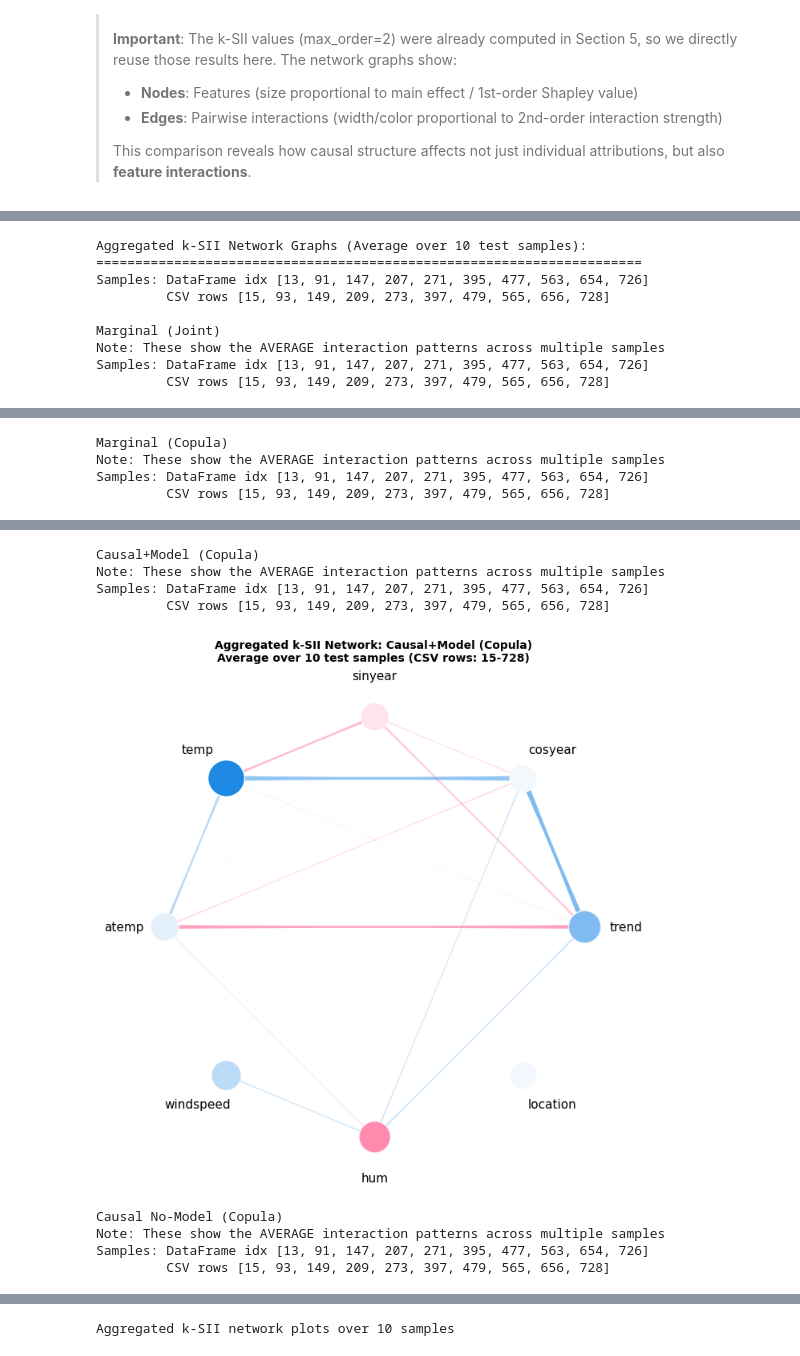
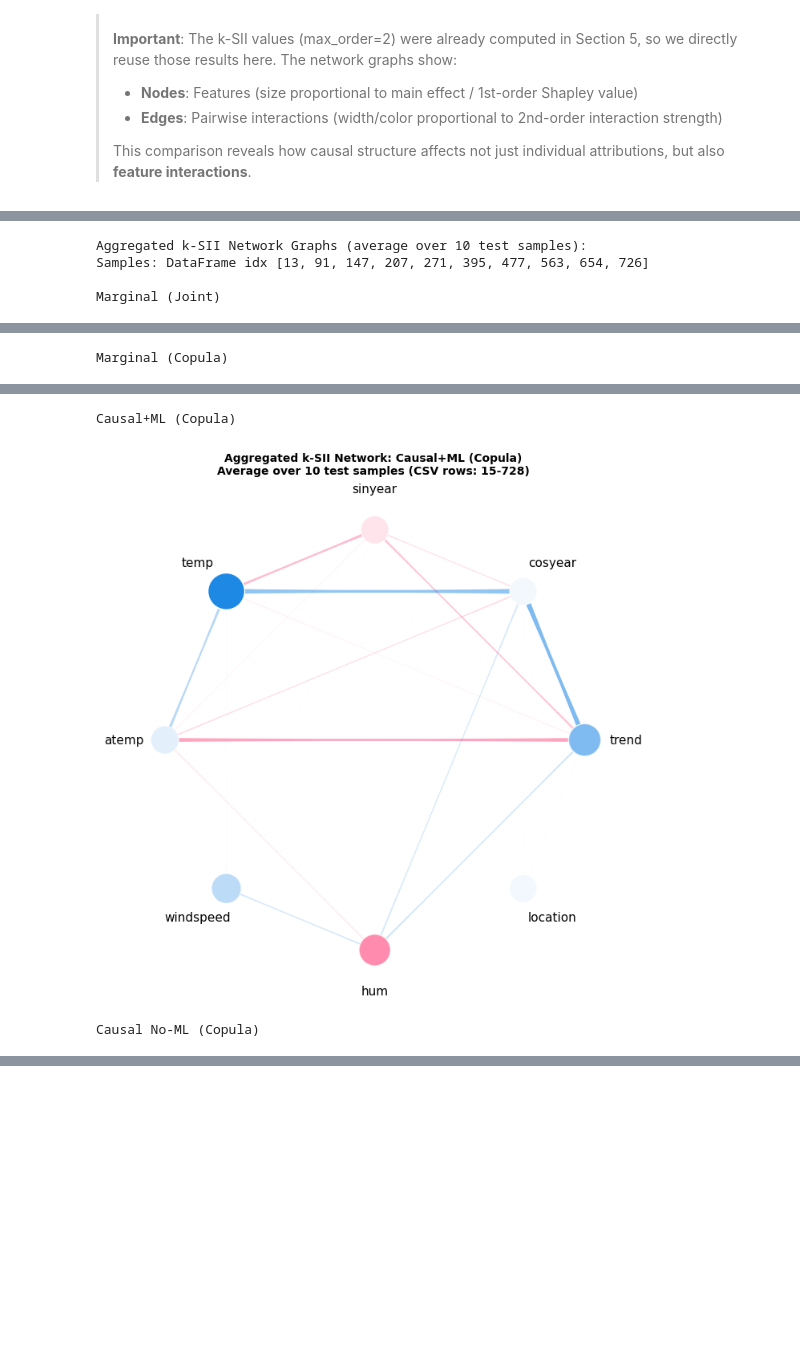
Before and after one commit to kakukuu/shapiq, a Jupyter notebook: docs/source/notebooks/causal_notebooks/ordering_causal_notebooks/heskes_k-SII_alternative_ordering.ipynb, the cells around one changed output, grey strips where cells are left out. Saved outputs shown, nothing was run; the diff lists cells and outputs as text; code cells hidden in the pictures; blank space fills up the shorter version.

```diff
--- a/docs/source/notebooks/causal_notebooks/ordering_causal_notebooks/heskes_k-SII_alternative_ordering.ipynb
+++ b/docs/source/notebooks/causal_notebooks/ordering_causal_notebooks/heskes_k-SII_alternative_ordering.ipynb
@@ -974,35 +872,21 @@ All k-SII values retrieved successfully!
 # %%
-# Plot k-SII Network Graphs for all 4 methods
-# Note: plot_network() creates its own figure, so we plot them separately
-
 import shapiq
 
-# Get test CSV row for display
 test_csv_row = test_idx[sample_idx] + 2
 
-print("k-SII Network Graphs for all 4 methods:")
-print("=" * 60)
-print(f"Sample: Test index {sample_idx} (DataFrame idx: {test_idx[sample_idx]}, CSV row: {test_csv_row})")
+print(f"k-SII Network Graphs — sample: Test idx {sample_idx} (DataFrame idx: {test_idx[sample_idx]}, CSV row: {test_csv_row})")
 
 for exp_name, result in ksii_results.items():
-    # Create individual network plot for each method
     fig, ax = result.plot_network(
         feature_names=feature_names,
         show=False,
     )
 
-    title = exp_name
+    print(f"\n{exp_name}")
 
-    print(f"\n{title}")
-
-    fig.suptitle(f'k-SII Network: {title}\n'
+    fig.suptitle(f'k-SII Network: {exp_name}\n'
                 f'Sample: Test idx {sample_idx} (DataFrame idx: {test_idx[sample_idx]}, CSV row: {test_csv_row})',
                 fontsize=11, fontweight='bold')
-    print("Node size = main effect, Edge width = interaction strength")
     plt.tight_layout()
     plt.show()
-
-print("\n" + "=" * 60)
-print(f"Sample: Test index {sample_idx} (DataFrame idx: {test_idx[sample_idx]}, CSV row: {test_csv_row})")
-print("Note: Using pre-computed k-SII values from Section 5")
 # %% [output]
@@ -1142,55 +1001,28 @@ Aggregated k-SII values ready for 4 methods.
 # %%
-# Network plot comparison for aggregated k-SII values
-# Show all 4 methods side by side
-
-print(f"Aggregated k-SII Network Graphs (Average over {n_samples_ksii} test samples):")
-print("=" * 70)
+print(f"Aggregated k-SII Network Graphs (average over {n_samples_ksii} test samples):")
 print(f"Samples: DataFrame idx {test_idx[sample_indices].tolist()}")
-print(f"         CSV rows {(test_idx[sample_indices] + 2).tolist()}")
 
 for exp_name, agg_result in agg_ksii_results.items():
-    # Create network plot for aggregated values
     fig, ax = agg_result.plot_network(
         feature_names=feature_names,
         show=False,
     )
 
-    title = exp_name
+    print(f"\n{exp_name}")
 
-    print(f"\n{title}")
-
-    fig.suptitle(f'Aggregated k-SII Network: {title}\n'
+    fig.suptitle(f'Aggregated k-SII Network: {exp_name}\n'
                 f'Average over {n_samples_ksii} test samples (CSV rows: {(test_idx[sample_indices] + 2)[0]}-{(test_idx[sample_indices] + 2)[-1]})',
                 fontsize=10, fontweight='bold')
-    print("Note: These show the AVERAGE interaction patterns across multiple samples")
-    print(f"Samples: DataFrame idx {test_idx[sample_indices].tolist()}")
-    print(f"         CSV rows {(test_idx[sample_indices] + 2).tolist()}")
     plt.tight_layout()
     plt.show()
-
-print(f"\nAggregated k-SII network plots over {n_samples_ksii} samples")
 # %% [output]
-Aggregated k-SII Network Graphs (Average over 10 test samples):
-======================================================================
+Aggregated k-SII Network Graphs (average over 10 test samples):
 Samples: DataFrame idx [13, 91, 147, 207, 271, 395, 477, 563, 654, 726]
-         CSV rows [15, 93, 149, 209, 273, 397, 479, 565, 656, 728]
 
 Marginal (Joint)
-Note: These show the AVERAGE interaction patterns across multiple samples
-Samples: DataFrame idx [13, 91, 147, 207, 271, 395, 477, 563, 654, 726]
-         CSV rows [15, 93, 149, 209, 273, 397, 479, 565, 656, 728]
 [figure]
 Marginal (Copula)
-Note: These show the AVERAGE interaction patterns across multiple samples
-Samples: DataFrame idx [13, 91, 147, 207, 271, 395, 477, 563, 654, 726]
-         CSV rows [15, 93, 149, 209, 273, 397, 479, 565, 656, 728]
 [figure]
-Causal+Model (Copula)
-Note: These show the AVERAGE interaction patterns across multiple samples
-Samples: DataFrame idx [13, 91, 147, 207, 271, 395, 477, 563, 654, 726]
-         CSV rows [15, 93, 149, 209, 273, 397, 479, 565, 656, 728]
+Causal+ML (Copula)
-[figure, old version]
+[figure, new version]
-Causal No-Model (Copula)
-Note: These show the AVERAGE interaction patterns across multiple samples
-Samples: DataFrame idx [13, 91, 147, 207, 271, 395, 477, 563, 654, 726]
-         CSV rows [15, 93, 149, 209, 273, 397, 479, 565, 656, 728]
+Causal No-ML (Copula)
@@ -1198,2 +1030 @@ Samples: DataFrame idx [13, 91, 147, 207, 271, 395, 477, 563, 654, 726]
-Aggregated k-SII network plots over 10 samples
 # %%
```
Also changed, not shown: parts of 21 cells of this notebook, 12 other files.
